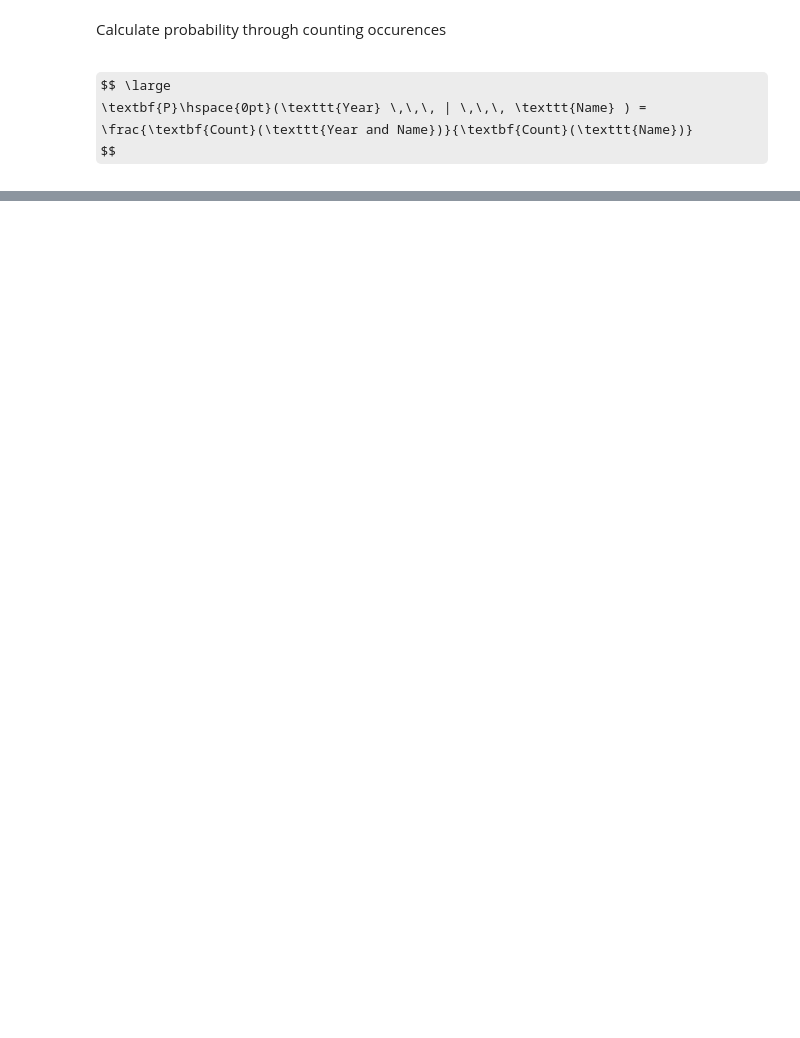
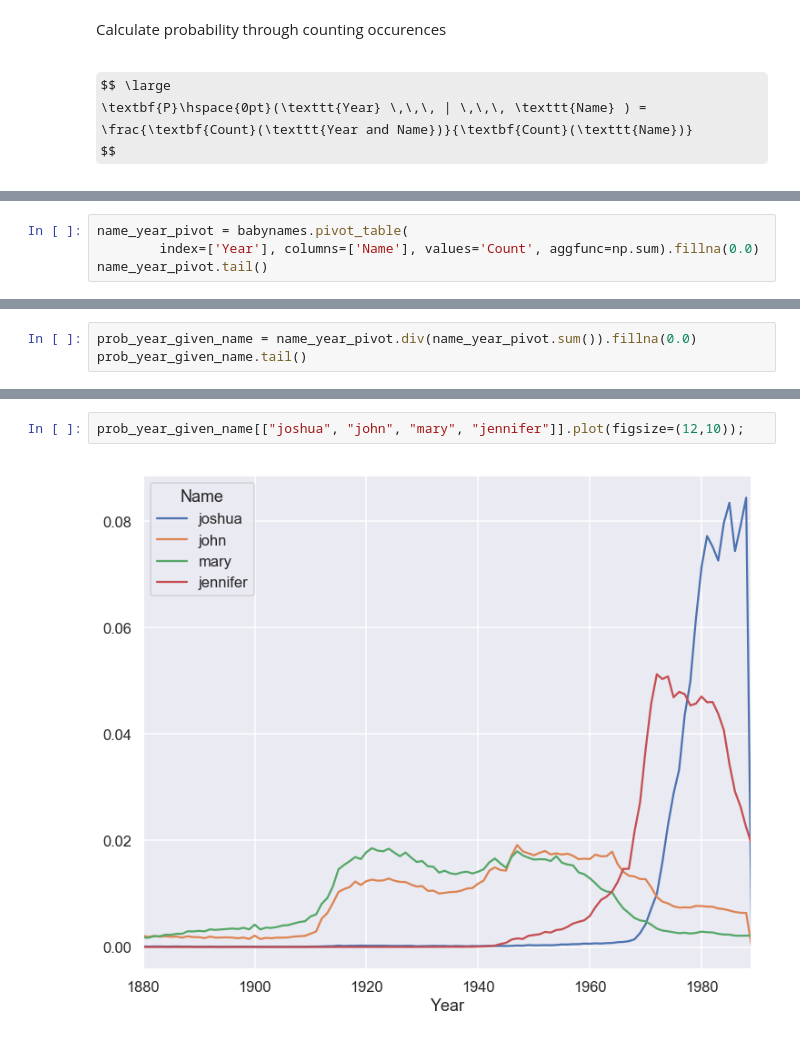
Before and after one commit to mrxiahuren/DS-UA-112-Spring-2020-Public, a Jupyter notebook: lecture/week1/lec2/demo-week1-lec2-student.ipynb, the cells around one changed output, grey strips where cells are left out. Cells and saved outputs as stored; diff of their text form; some formulas as TeX source; blank space fills up the shorter version.

```diff
--- a/lecture/week1/lec2/demo-week1-lec2-student.ipynb
+++ b/lecture/week1/lec2/demo-week1-lec2-student.ipynb
@@ -249,0 +304,4 @@ This gives us a way to incorporate our knowledge of the problem.
+# %%
+name_year_pivot = babynames.pivot_table(
+        index=['Year'], columns=['Name'], values='Count', aggfunc=np.sum).fillna(0.0)
+name_year_pivot.tail()
@@ -249,0 +317,3 @@ This gives us a way to incorporate our knowledge of the problem.
+# %%
+prob_year_given_name = name_year_pivot.div(name_year_pivot.sum()).fillna(0.0)
+prob_year_given_name.tail()
@@ -249,0 +329,4 @@ This gives us a way to incorporate our knowledge of the problem.
+# %%
+prob_year_given_name[["joshua", "john", "mary", "jennifer"]].plot(figsize=(12,10));
+# %% [output]
+[figure, added]
```
Also changed, not shown: parts of 28 cells of this notebook, 4 other files.
